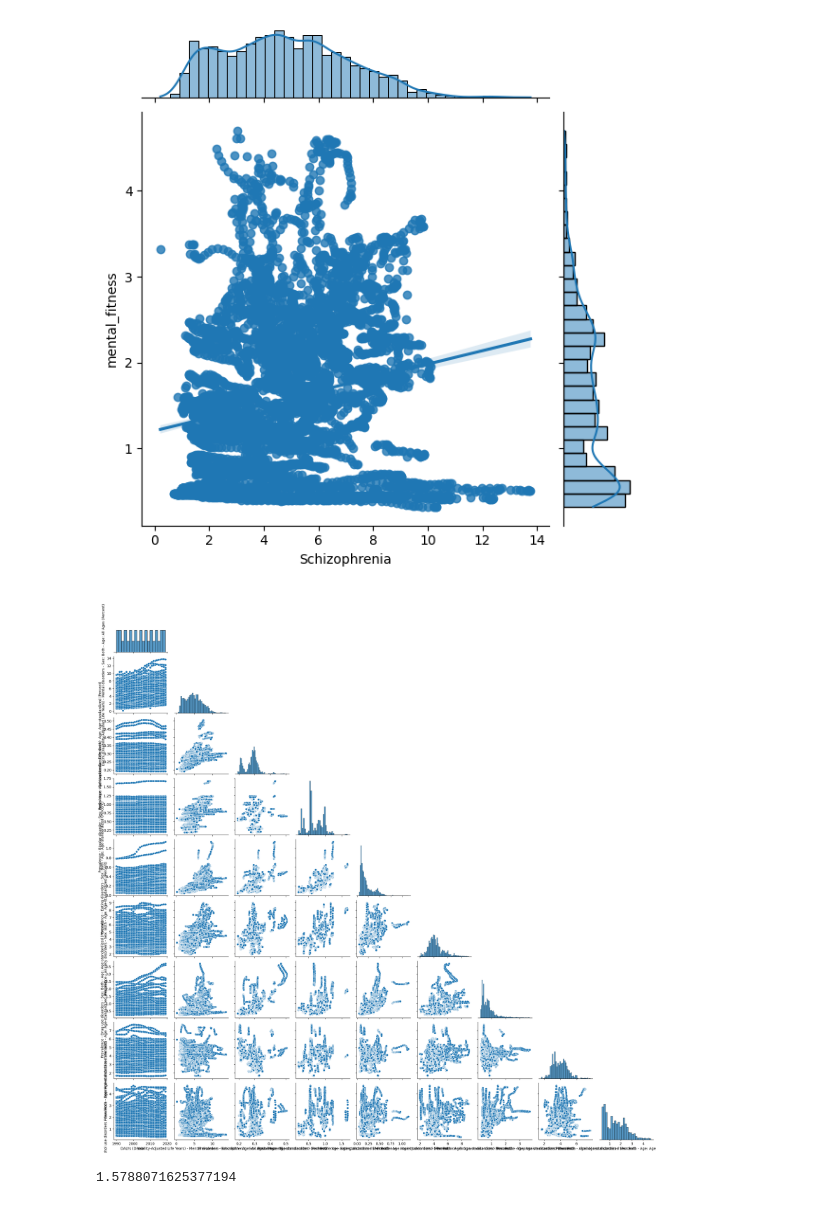
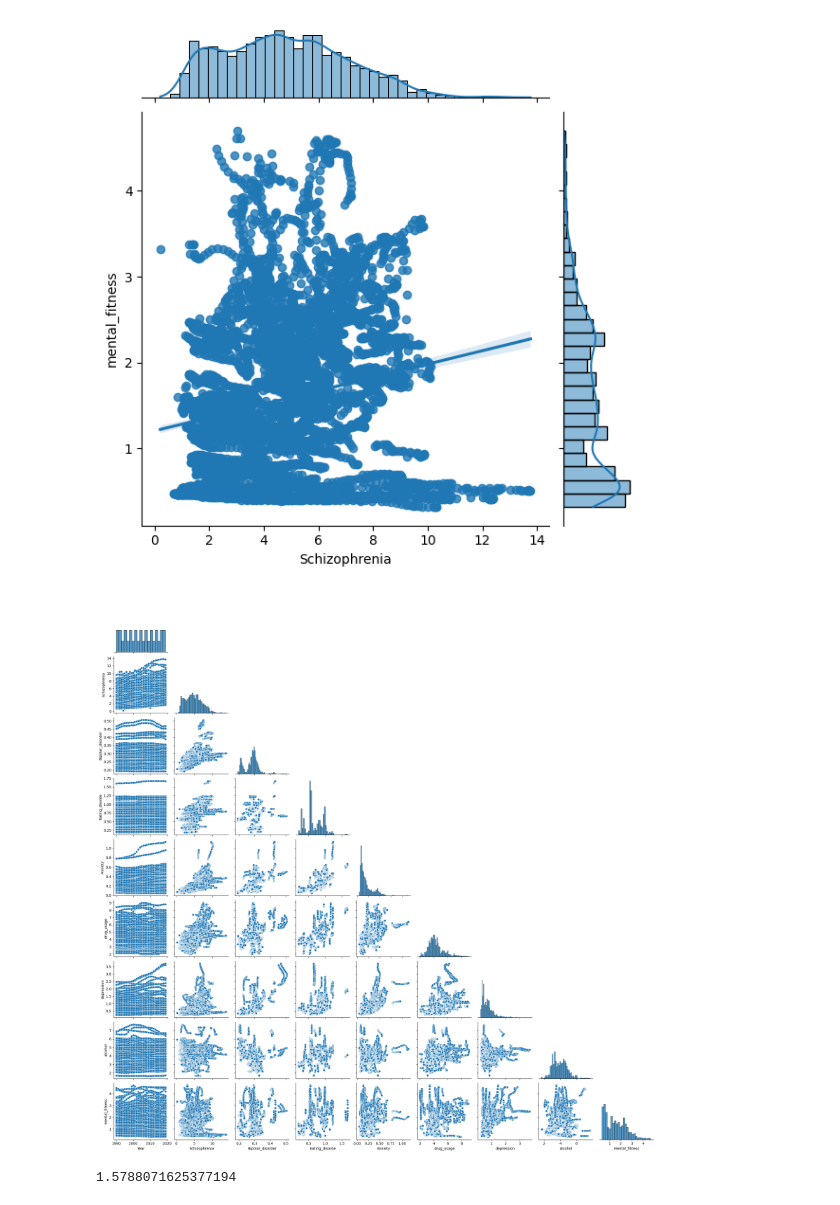
Before and after one commit to Prachikushwaha24/My-projects, a Jupyter notebook: IBM_AI_MENTAL_FITNESS_TRACKER.ipynb, the cells around one changed output. Cells and saved outputs as stored; diff of their text form; code cells hidden in the pictures.

```diff
--- a/IBM_AI_MENTAL_FITNESS_TRACKER.ipynb
+++ b/IBM_AI_MENTAL_FITNESS_TRACKER.ipynb
@@ -273,10 +273,10 @@ plt.show()
 # %% [output]
 [figure]
 # %%
-sns.pairplot(da,corner=True,color='')
+sns.pairplot(data,corner=True)
 plt.show()
 # %% [output]
-[figure, old version]
+[figure, new version]
 # %%
 mean = data['mental_fitness'].mean()
 mean
```
Also changed, not shown: parts of 1 cell of this notebook.
